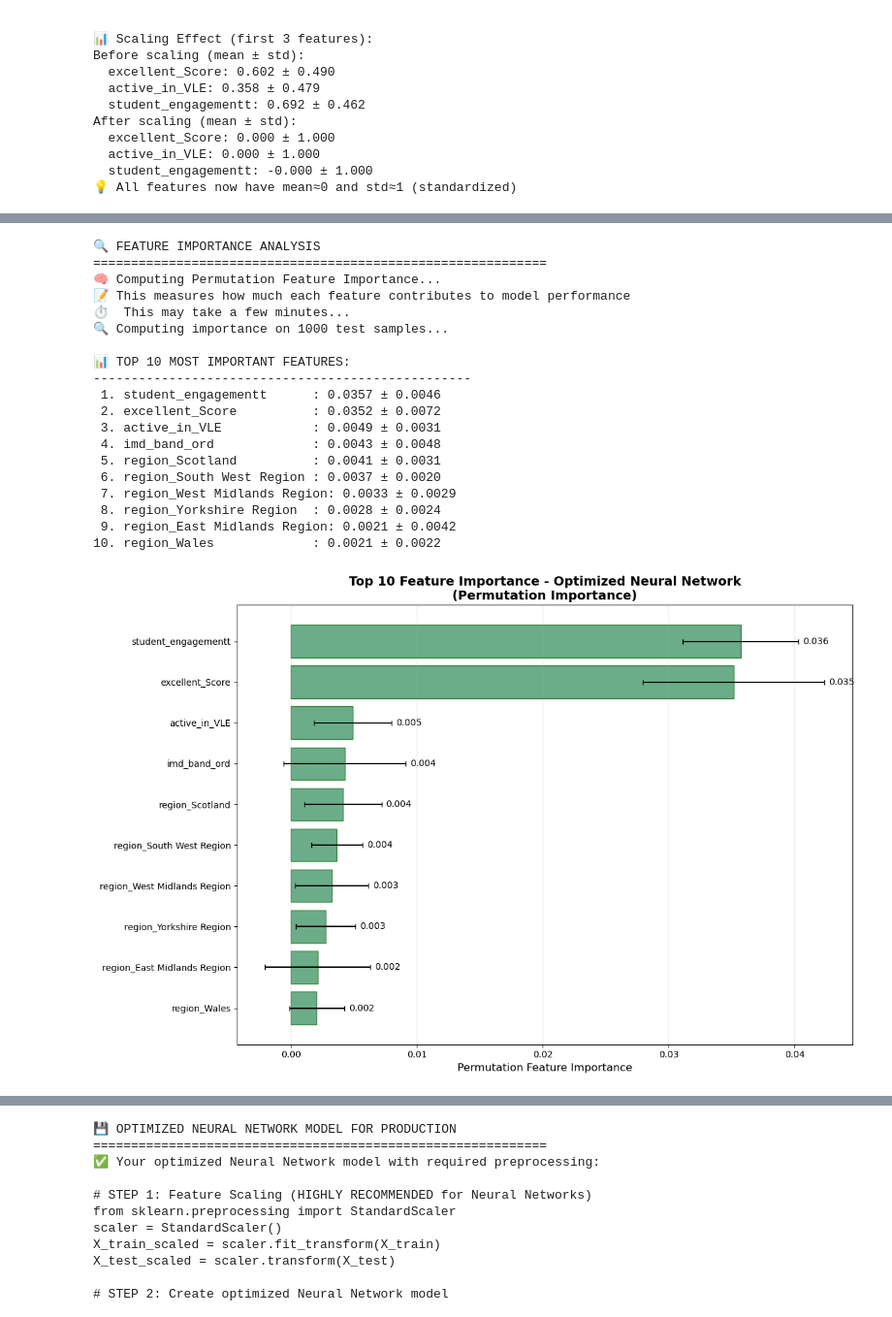
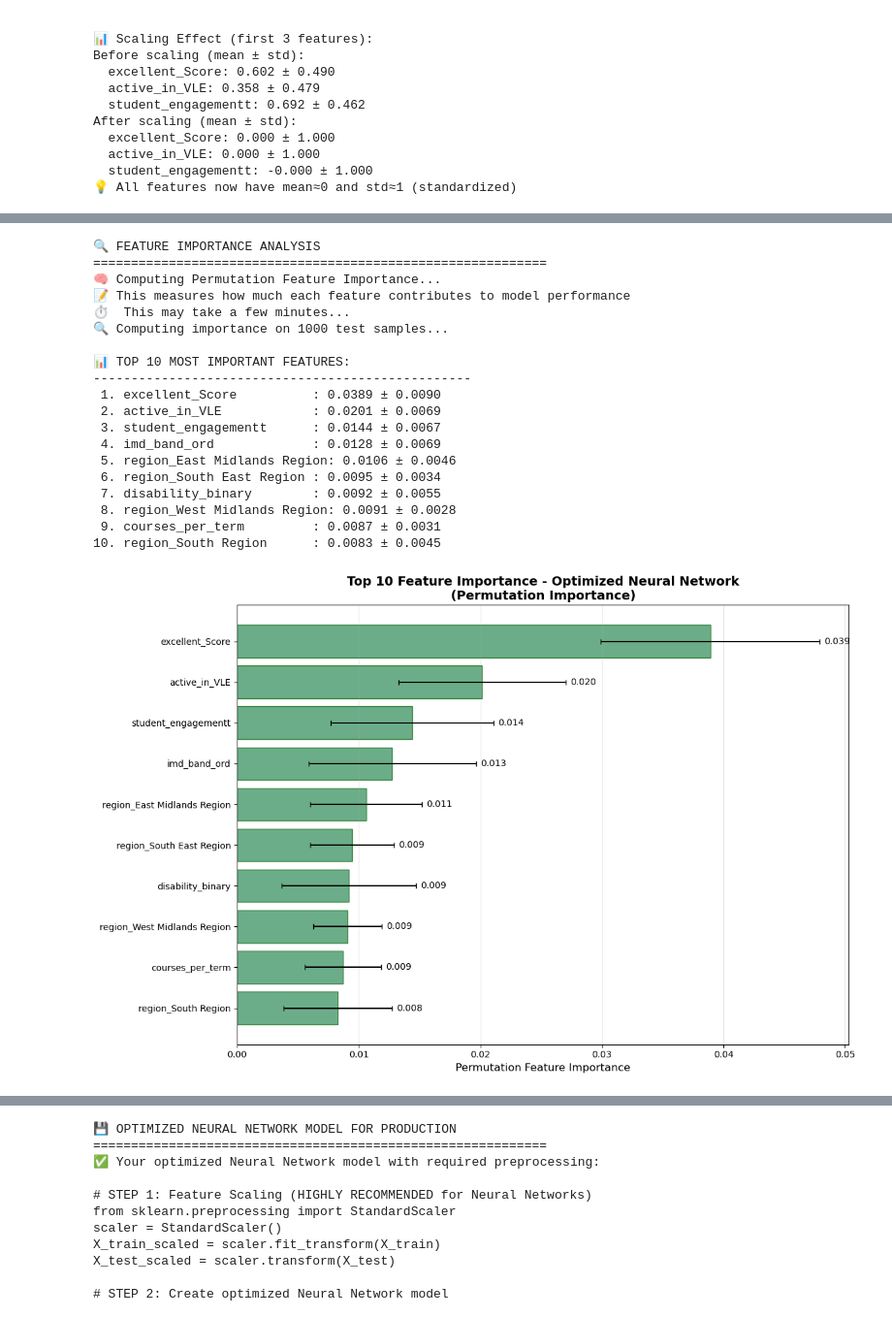
Before and after one commit to MScProjs/MScProject2025-Carlos-Duran-Calle, a Jupyter notebook: Notebooks/09.model_neural_networks.ipynb, the cells around one changed output, grey strips where cells are left out. Shown at 97% size. Cells and saved outputs as stored; diff of their text form; code cells hidden in the pictures.

```diff
--- a/Notebooks/09.model_neural_networks.ipynb
+++ b/Notebooks/09.model_neural_networks.ipynb
@@ -156,11 +169,11 @@ print(f"  Largest class: {max_class_count:,} samples")
 print(f"  Smallest class: {min_class_count:,} samples")
 print(f"  Imbalance ratio: {imbalance_ratio:.2f}:1")
 
-# Determine best scoring metric
+# Determine best scoring metric - Focus on dropout detection
 if imbalance_ratio > 2.0:
-    print("⚠️  Dataset appears imbalanced - F1-weighted recommended")
-    recommended_scoring = 'f1_weighted'
-    scoring_explanation = "F1-weighted handles class imbalance better than accuracy"
+    print("⚠️  Dataset appears imbalanced - Using dropout-focused metrics")
+    recommended_scoring = 'dropout_recall'
+    scoring_explanation = "Dropout recall prioritizes identifying at-risk students (class 0)"
 else:
     print("✅ Dataset appears balanced - accuracy is acceptable")
     recommended_scoring = 'accuracy'
@@ -632,6 +709,9 @@ for i, (idx, row) in enumerate(top_5_results.iterrows(), 1):
 # ================================================================
 print(f"\n🔍 FEATURE IMPORTANCE ANALYSIS")
 print("=" * 60)
+
+# Ensure we have access to the best model
+best_nn_model = grid_search.best_estimator_
 
 # Neural Networks don't have built-in feature importance like tree-based models
 # We'll use Permutation Feature Importance which works by measuring how much
@@ -651,14 +731,15 @@ y_test_sample = y_test_nn.iloc[sample_indices]
 
 print(f"🔍 Computing importance on {sample_size} test samples...")
 
-# Calculate permutation importance
+# Calculate permutation importance using the best model from GridSearchCV
+# Use f1_weighted instead of custom dropout_recall for permutation importance
 perm_importance = permutation_importance(
-    best_nn_model,
+    grid_search.best_estimator_,
     X_test_sample,
     y_test_sample,
     n_repeats=10,  # Number of permutation rounds
     random_state=42,
-    scoring=recommended_scoring,
+    scoring='f1_weighted',  # Use standard sklearn scoring for permutation importance
     n_jobs=-1  # Use all CPU cores
 )
 
@@ -710,44 +791,44 @@ print("-" * 50)
 # Find features with negligible importance (close to zero or negative)
 negligible_features = importance_df[importance_df['importance'] <= 0.001]
 highly_important = importance_df[importance_df['importance'] >= importance_df['importance'].quantile(0.8)]
 
 print(f"🎯 Highly important features (top 20%): {len(highly_important)}")
 print(f"⚠️  Features with negligible importance: {len(negligible_features)}")
 print(f"📈 Most important feature: {importance_df.iloc[0]['feature']} ({importance_df.iloc[0]['importance']:.4f})")
 print(f"📉 Least important feature: {importance_df.iloc[-1]['feature']} ({importance_df.iloc[-1]['importance']:.4f})")
 
 if len(negligible_features) > 0:
     print(f"\n⚠️  Features that could potentially be removed:")
     for _, row in negligible_features.head(5).iterrows():
         print(f"   - {row['feature']}: {row['importance']:.4f}")
 
 print(f"\n💡 ABOUT PERMUTATION IMPORTANCE:")
 print(f"   - Measures how much performance drops when a feature is randomly shuffled")
 print(f"   - Works with any model type (great for Neural Networks)")
 print(f"   - Higher values = more important features")
 print(f"   - Negative values = feature might be noise or redundant")
 print(f"   - Standard deviation shows stability of importance across permutations")
 # %% [output]
 🔍 FEATURE IMPORTANCE ANALYSIS
 ============================================================
 🧠 Computing Permutation Feature Importance...
 📝 This measures how much each feature contributes to model performance
 ⏱️  This may take a few minutes...
 🔍 Computing importance on 1000 test samples...
 
 📊 TOP 10 MOST IMPORTANT FEATURES:
 --------------------------------------------------
- 1. student_engagementt      : 0.0357 ± 0.0046
- 2. excellent_Score          : 0.0352 ± 0.0072
- 3. active_in_VLE            : 0.0049 ± 0.0031
- 4. imd_band_ord             : 0.0043 ± 0.0048
- 5. region_Scotland          : 0.0041 ± 0.0031
- 6. region_South West Region : 0.0037 ± 0.0020
- 7. region_West Midlands Region: 0.0033 ± 0.0029
- 8. region_Yorkshire Region  : 0.0028 ± 0.0024
- 9. region_East Midlands Region: 0.0021 ± 0.0042
-10. region_Wales             : 0.0021 ± 0.0022
+ 1. excellent_Score          : 0.0389 ± 0.0090
+ 2. active_in_VLE            : 0.0201 ± 0.0069
+ 3. student_engagementt      : 0.0144 ± 0.0067
+ 4. imd_band_ord             : 0.0128 ± 0.0069
+ 5. region_East Midlands Region: 0.0106 ± 0.0046
+ 6. region_South East Region : 0.0095 ± 0.0034
+ 7. disability_binary        : 0.0092 ± 0.0055
+ 8. region_West Midlands Region: 0.0091 ± 0.0028
+ 9. courses_per_term         : 0.0087 ± 0.0031
+10. region_South Region      : 0.0083 ± 0.0045
-[figure, old version]
+[figure, new version]
 🔍 FEATURE IMPORTANCE INSIGHTS:
 --------------------------------------------------
 🎯 Highly important features (top 20%): 4
```
Also changed, not shown: parts of 20 cells of this notebook, 41 other files.
